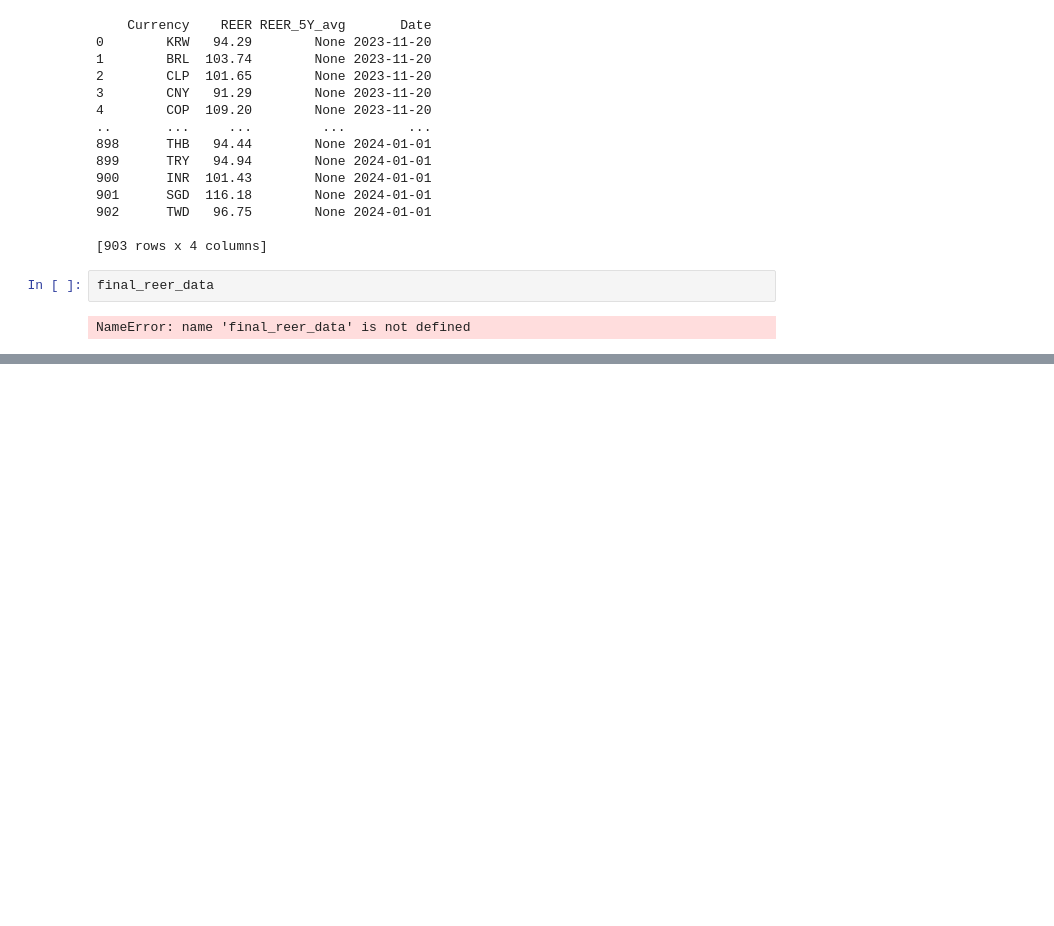
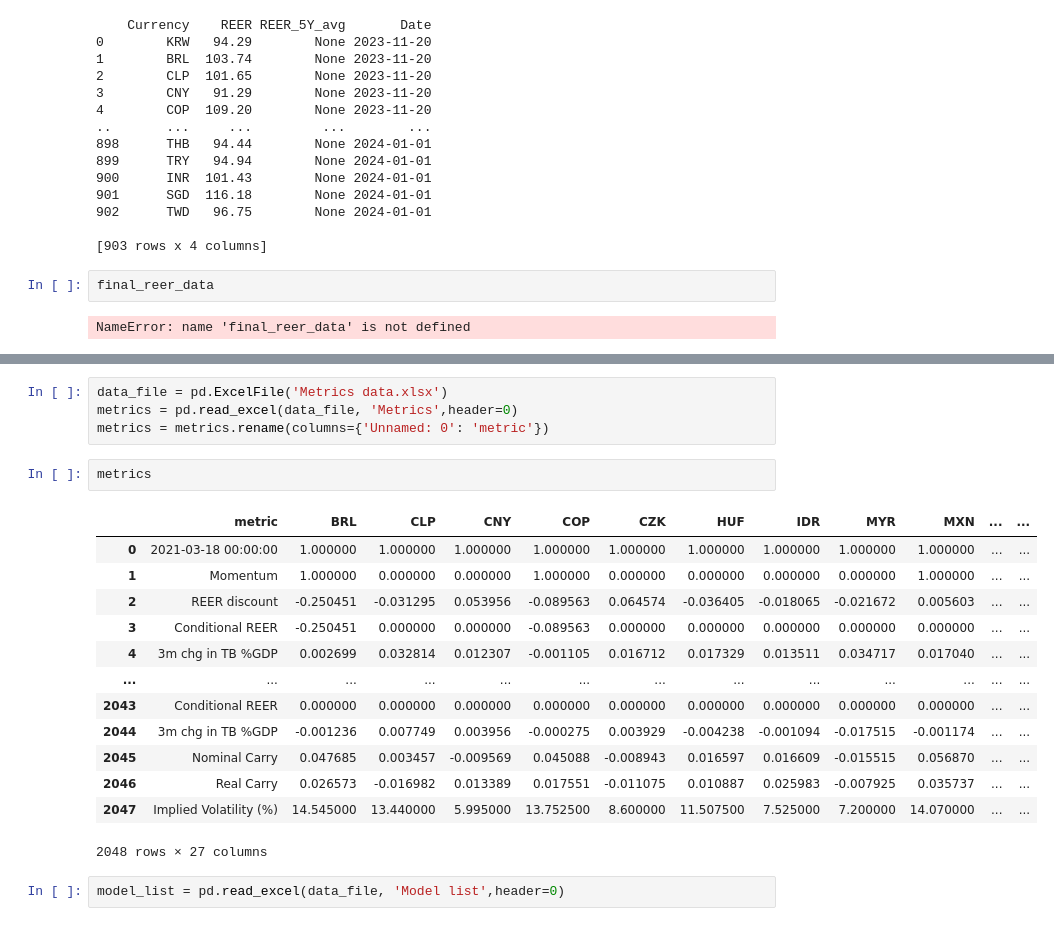
Before and after one commit to lanfeustX/Backtest, a Jupyter notebook: EMFX Backtest v2.ipynb, the cells around one changed output, grey strips where cells are left out. Saved outputs shown, nothing was run; the diff lists cells and outputs as text; blank space fills up the shorter version.

```diff
--- a/EMFX Backtest v2.ipynb
+++ b/EMFX Backtest v2.ipynb
@@ -433,0 +1229,22 @@ KeyError: 1
+# %%
+data_file = pd.ExcelFile('Metrics data.xlsx')
+metrics = pd.read_excel(data_file, 'Metrics',header=0)
+metrics = metrics.rename(columns={'Unnamed: 0': 'metric'})
+# %%
+metrics
+# %% [output]
+|  | metric | BRL | CLP | CNY | COP | CZK | HUF | IDR | MYR | MXN | ... | ... |
+| 0 | 2021-03-18 00:00:00 | 1.000000 | 1.000000 | 1.000000 | 1.000000 | 1.000000 | 1.000000 | 1.000000 | 1.000000 | 1.000000 | ... | ... |
+| 1 | Momentum | 1.000000 | 0.000000 | 0.000000 | 1.000000 | 0.000000 | 0.000000 | 0.000000 | 0.000000 | 1.000000 | ... | ... |
+| 2 | REER discount | -0.250451 | -0.031295 | 0.053956 | -0.089563 | 0.064574 | -0.036405 | -0.018065 | -0.021672 | 0.005603 | ... | ... |
+| 3 | Conditional REER | -0.250451 | 0.000000 | 0.000000 | -0.089563 | 0.000000 | 0.000000 | 0.000000 | 0.000000 | 0.000000 | ... | ... |
+| 4 | 3m chg in TB %GDP | 0.002699 | 0.032814 | 0.012307 | -0.001105 | 0.016712 | 0.017329 | 0.013511 | 0.034717 | 0.017040 | ... | ... |
+| ... | ... | ... | ... | ... | ... | ... | ... | ... | ... | ... | ... | ... |
+| 2043 | Conditional REER | 0.000000 | 0.000000 | 0.000000 | 0.000000 | 0.000000 | 0.000000 | 0.000000 | 0.000000 | 0.000000 | ... | ... |
+| 2044 | 3m chg in TB %GDP | -0.001236 | 0.007749 | 0.003956 | -0.000275 | 0.003929 | -0.004238 | -0.001094 | -0.017515 | -0.001174 | ... | ... |
+| 2045 | Nominal Carry | 0.047685 | 0.003457 | -0.009569 | 0.045088 | -0.008943 | 0.016597 | 0.016609 | -0.015515 | 0.056870 | ... | ... |
+| 2046 | Real Carry | 0.026573 | -0.016982 | 0.013389 | 0.017551 | -0.011075 | 0.010887 | 0.025983 | -0.007925 | 0.035737 | ... | ... |
+| 2047 | Implied Volatility (%) | 14.545000 | 13.440000 | 5.995000 | 13.752500 | 8.600000 | 11.507500 | 7.525000 | 7.200000 | 14.070000 | ... | ... |
+2048 rows × 27 columns
+# %%
+model_list = pd.read_excel(data_file, 'Model list',header=0)
```
Also changed, not shown: parts of 44 cells of this notebook.
